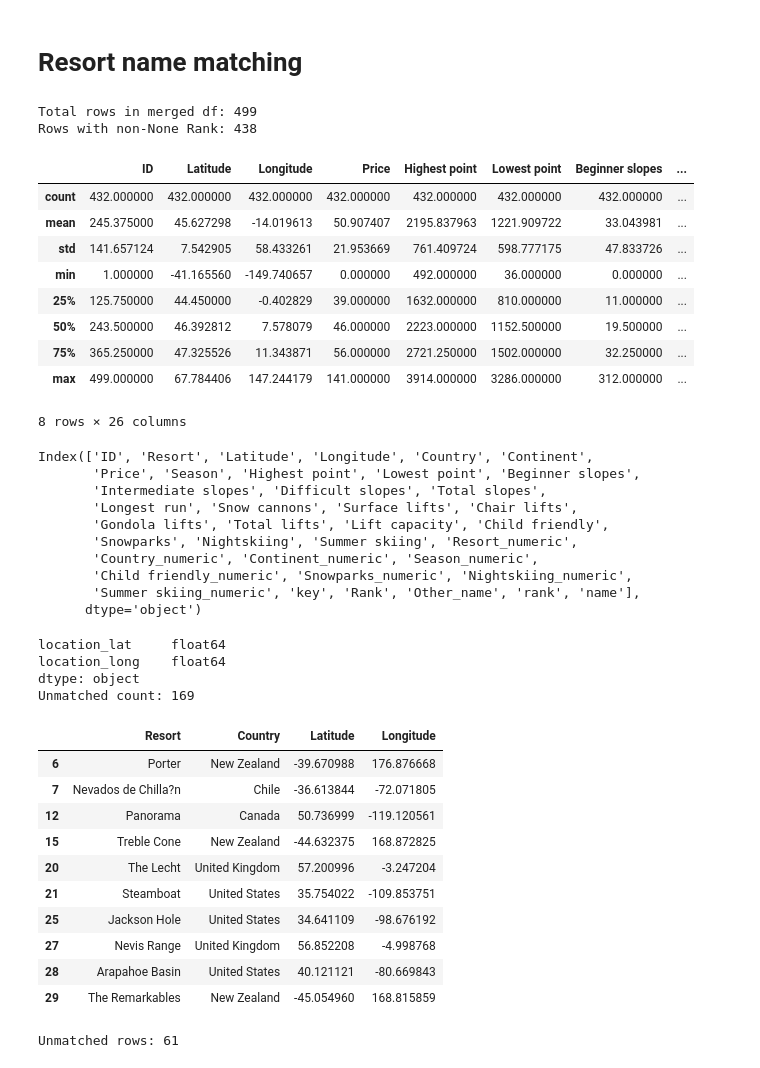
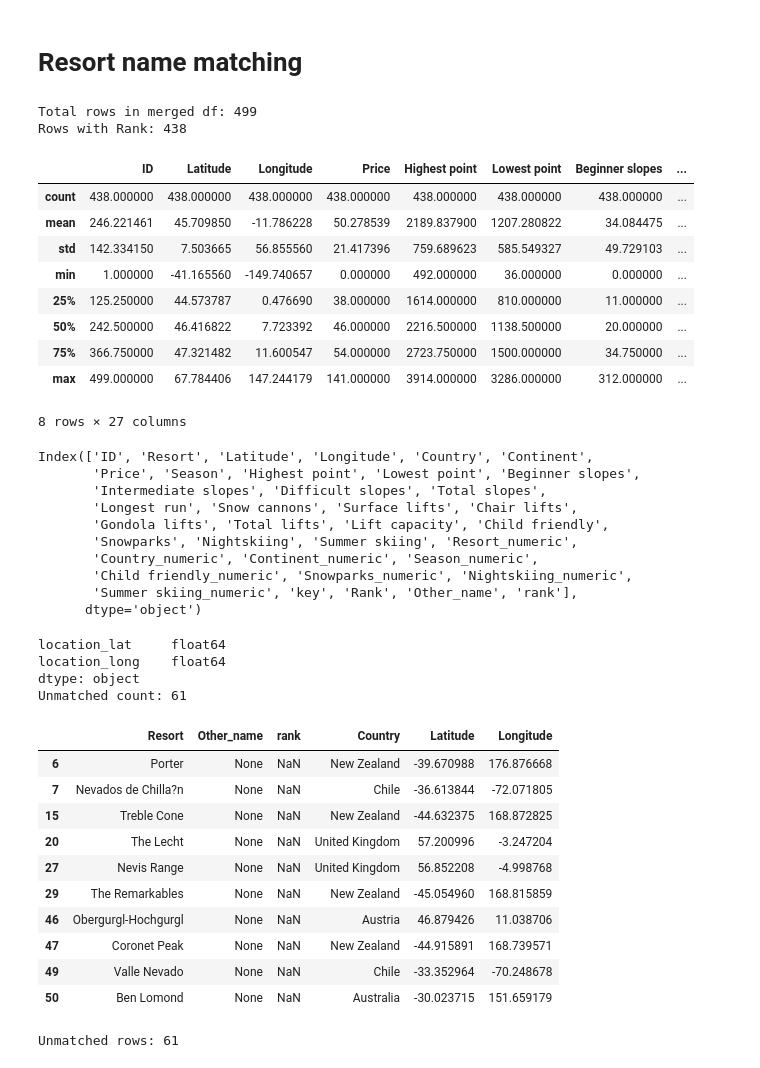
Before and after one commit to matansol/causal-inference-course, a Jupyter notebook: project/project.ipynb, the cells around one changed output. Cells and saved outputs as stored; diff of their text form; code cells hidden in the pictures.

```diff
--- a/project/project.ipynb
+++ b/project/project.ipynb
@@ -245,27 +245,27 @@ merged["rank"] = merged["Rank"]
 total_rows = len(merged)
 non_none_rank = merged["Rank"].notna().sum()
 print(f"Total rows in merged df: {total_rows}")
-print(f"Rows with non-None Rank: {non_none_rank}")
+print(f"Rows with Rank: {non_none_rank}")
 # %% [output]
 Total rows in merged df: 499
-Rows with non-None Rank: 438
+Rows with Rank: 438
 # %%
 # Count the number of NaN values in the 'rank' column of merged
 num_nan_rank = merged['rank'].isna().sum()
-merged = merged.dropna(subset=['rank'])
+merged_clean = merged.dropna(subset=['rank'])
 
-merged.describe()
+merged_clean.describe()
 # %% [output]
 |  | ID | Latitude | Longitude | Price | Highest point | Lowest point | Beginner slopes | ... |
-| count | 432.000000 | 432.000000 | 432.000000 | 432.000000 | 432.000000 | 432.000000 | 432.000000 | ... |
-| mean | 245.375000 | 45.627298 | -14.019613 | 50.907407 | 2195.837963 | 1221.909722 | 33.043981 | ... |
-| std | 141.657124 | 7.542905 | 58.433261 | 21.953669 | 761.409724 | 598.777175 | 47.833726 | ... |
+| count | 438.000000 | 438.000000 | 438.000000 | 438.000000 | 438.000000 | 438.000000 | 438.000000 | ... |
+| mean | 246.221461 | 45.709850 | -11.786228 | 50.278539 | 2189.837900 | 1207.280822 | 34.084475 | ... |
+| std | 142.334150 | 7.503665 | 56.855560 | 21.417396 | 759.689623 | 585.549327 | 49.729103 | ... |
 | min | 1.000000 | -41.165560 | -149.740657 | 0.000000 | 492.000000 | 36.000000 | 0.000000 | ... |
-| 25% | 125.750000 | 44.450000 | -0.402829 | 39.000000 | 1632.000000 | 810.000000 | 11.000000 | ... |
-| 50% | 243.500000 | 46.392812 | 7.578079 | 46.000000 | 2223.000000 | 1152.500000 | 19.500000 | ... |
-| 75% | 365.250000 | 47.325526 | 11.343871 | 56.000000 | 2721.250000 | 1502.000000 | 32.250000 | ... |
+| 25% | 125.250000 | 44.573787 | 0.476690 | 38.000000 | 1614.000000 | 810.000000 | 11.000000 | ... |
+| 50% | 242.500000 | 46.416822 | 7.723392 | 46.000000 | 2216.500000 | 1138.500000 | 20.000000 | ... |
+| 75% | 366.750000 | 47.321482 | 11.600547 | 54.000000 | 2723.750000 | 1500.000000 | 34.750000 | ... |
 | max | 499.000000 | 67.784406 | 147.244179 | 141.000000 | 3914.000000 | 3286.000000 | 312.000000 | ... |
-8 rows × 26 columns
+8 rows × 27 columns
 # %%
 merged.columns
 # %% [output]
@@ -277,29 +277,29 @@ Index(['ID', 'Resort', 'Latitude', 'Longitude', 'Country', 'Continent',
        'Snowparks', 'Nightskiing', 'Summer skiing', 'Resort_numeric',
        'Country_numeric', 'Continent_numeric', 'Season_numeric',
        'Child friendly_numeric', 'Snowparks_numeric', 'Nightskiing_numeric',
-       'Summer skiing_numeric', 'key', 'Rank', 'Other_name', 'rank', 'name'],
+       'Summer skiing_numeric', 'key', 'Rank', 'Other_name', 'rank'],
       dtype='object')
 # %%
 # Quick sanity checks
 print(rank_df[["location_lat", "location_long"]].dtypes)
 print("Unmatched count:", merged["Rank"].isna().sum())
-merged.loc[merged["Rank"].isna(), ["Resort", "Country", "Latitude", "Longitude"]].head(10)
+merged.loc[merged["Rank"].isna(), ["Resort", 'Other_name', 'rank', "Country", "Latitude", "Longitude"]].head(10)
 # %% [output]
 location_lat     float64
 location_long    float64
 dtype: object
-Unmatched count: 169
+Unmatched count: 61
-|  | Resort | Country | Latitude | Longitude |
-| 6 | Porter | New Zealand | -39.670988 | 176.876668 |
-| 7 | Nevados de Chilla?n | Chile | -36.613844 | -72.071805 |
-| 12 | Panorama | Canada | 50.736999 | -119.120561 |
-| 15 | Treble Cone | New Zealand | -44.632375 | 168.872825 |
-| 20 | The Lecht | United Kingdom | 57.200996 | -3.247204 |
-| 21 | Steamboat | United States | 35.754022 | -109.853751 |
-| 25 | Jackson Hole | United States | 34.641109 | -98.676192 |
-| 27 | Nevis Range | United Kingdom | 56.852208 | -4.998768 |
-| 28 | Arapahoe Basin | United States | 40.121121 | -80.669843 |
-| 29 | The Remarkables | New Zealand | -45.054960 | 168.815859 |
+|  | Resort | Other_name | rank | Country | Latitude | Longitude |
+| 6 | Porter | None | NaN | New Zealand | -39.670988 | 176.876668 |
+| 7 | Nevados de Chilla?n | None | NaN | Chile | -36.613844 | -72.071805 |
+| 15 | Treble Cone | None | NaN | New Zealand | -44.632375 | 168.872825 |
+| 20 | The Lecht | None | NaN | United Kingdom | 57.200996 | -3.247204 |
+| 27 | Nevis Range | None | NaN | United Kingdom | 56.852208 | -4.998768 |
+| 29 | The Remarkables | None | NaN | New Zealand | -45.054960 | 168.815859 |
+| 46 | Obergurgl-Hochgurgl | None | NaN | Austria | 46.879426 | 11.038706 |
+| 47 | Coronet Peak | None | NaN | New Zealand | -44.915891 | 168.739571 |
+| 49 | Valle Nevado | None | NaN | Chile | -33.352964 | -70.248678 |
+| 50 | Ben Lomond | None | NaN | Australia | -30.023715 | 151.659179 |
 # %%
 # Debug unmatched rows: inspect same-country fuzzy scores and reasons
 from rapidfuzz import process, fuzz
```
Also changed, not shown: parts of 15 cells of this notebook.
